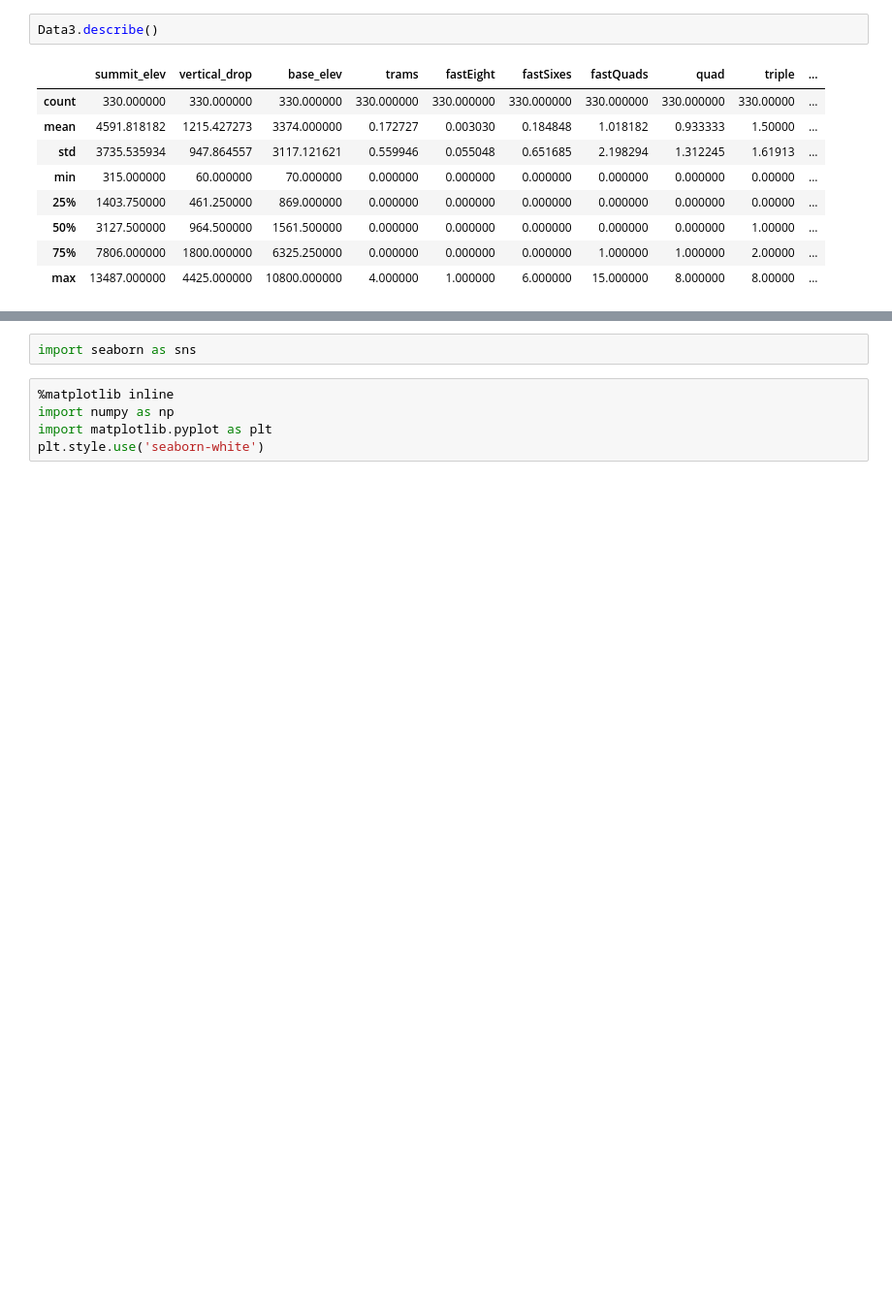
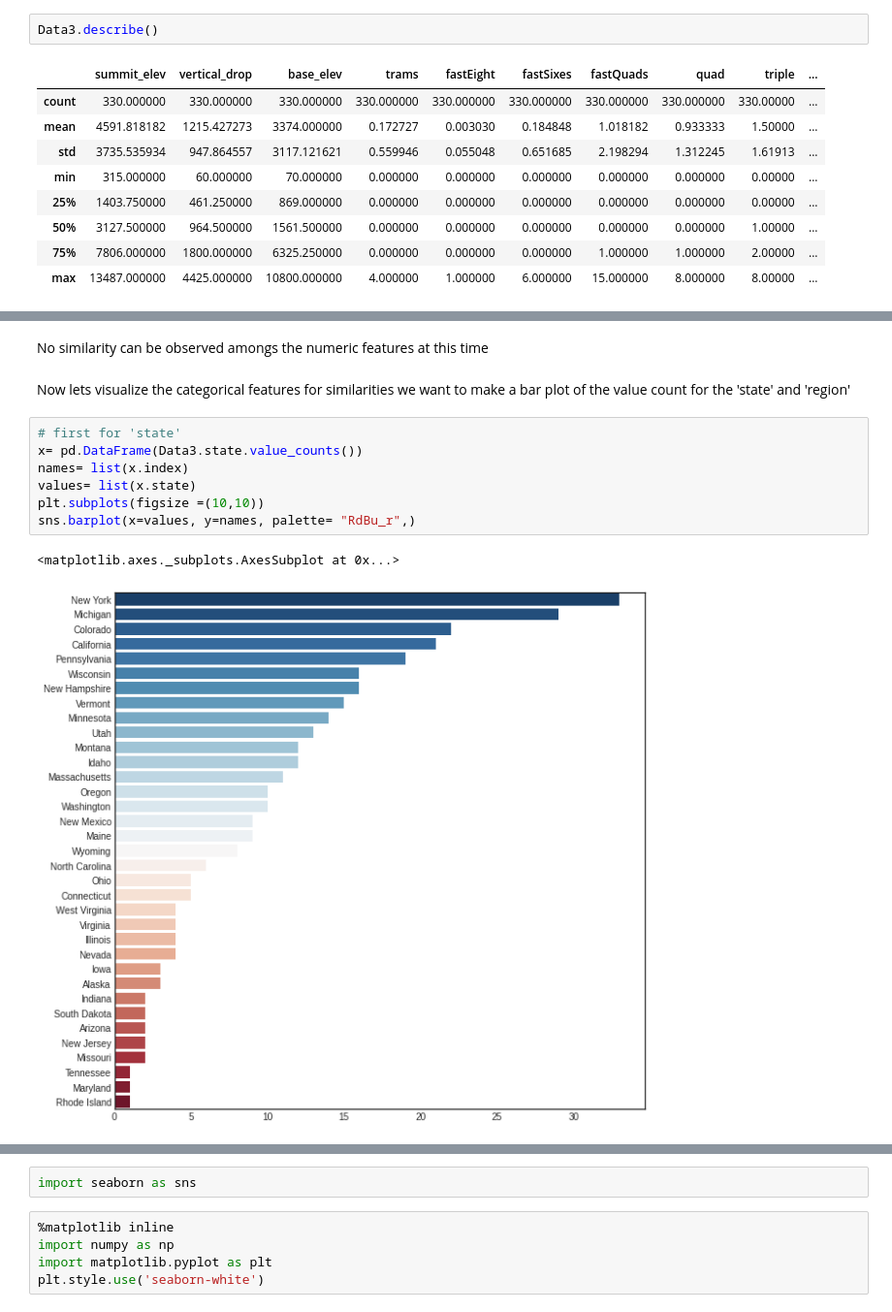
Before and after one commit to CelestineOkpataku/Springboard, a Jupyter notebook: Guided_Capstone.ipynb, the cells around one changed output, grey strips where cells are left out. Shown at 97% size. Drawn from its saved outputs; the diff is of its cells as text; blank space fills up the shorter version.

```diff
--- a/Guided_Capstone.ipynb
+++ b/Guided_Capstone.ipynb
@@ -380,0 +387,15 @@ Data3.describe()
+# %% [markdown]
+ No similarity can be observed amongs the numeric features at this time
+# %% [markdown]
+Now lets visualize the categorical features for similarities
+we want to make a bar plot of the value count for the 'state' and 'region'
+# %%
+# first for 'state'
+x= pd.DataFrame(Data3.state.value_counts())
+names= list(x.index)
+values= list(x.state)
+plt.subplots(figsize =(10,10))
+sns.barplot(x=values, y=names, palette= "RdBu_r",)
+# %% [output]
+<matplotlib.axes._subplots.AxesSubplot at 0x...>
+[figure, added]
```
Also changed, not shown: parts of 3 cells of this notebook.
